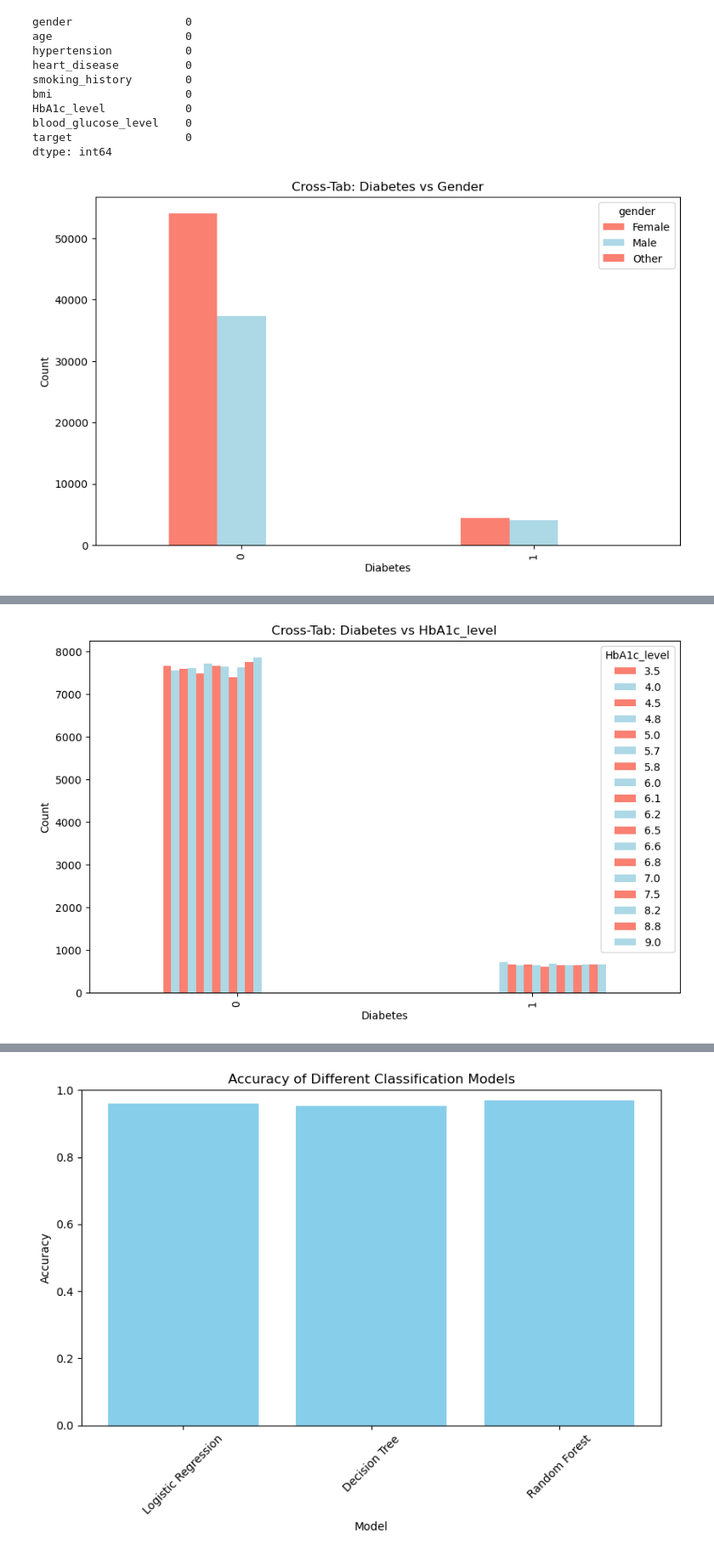
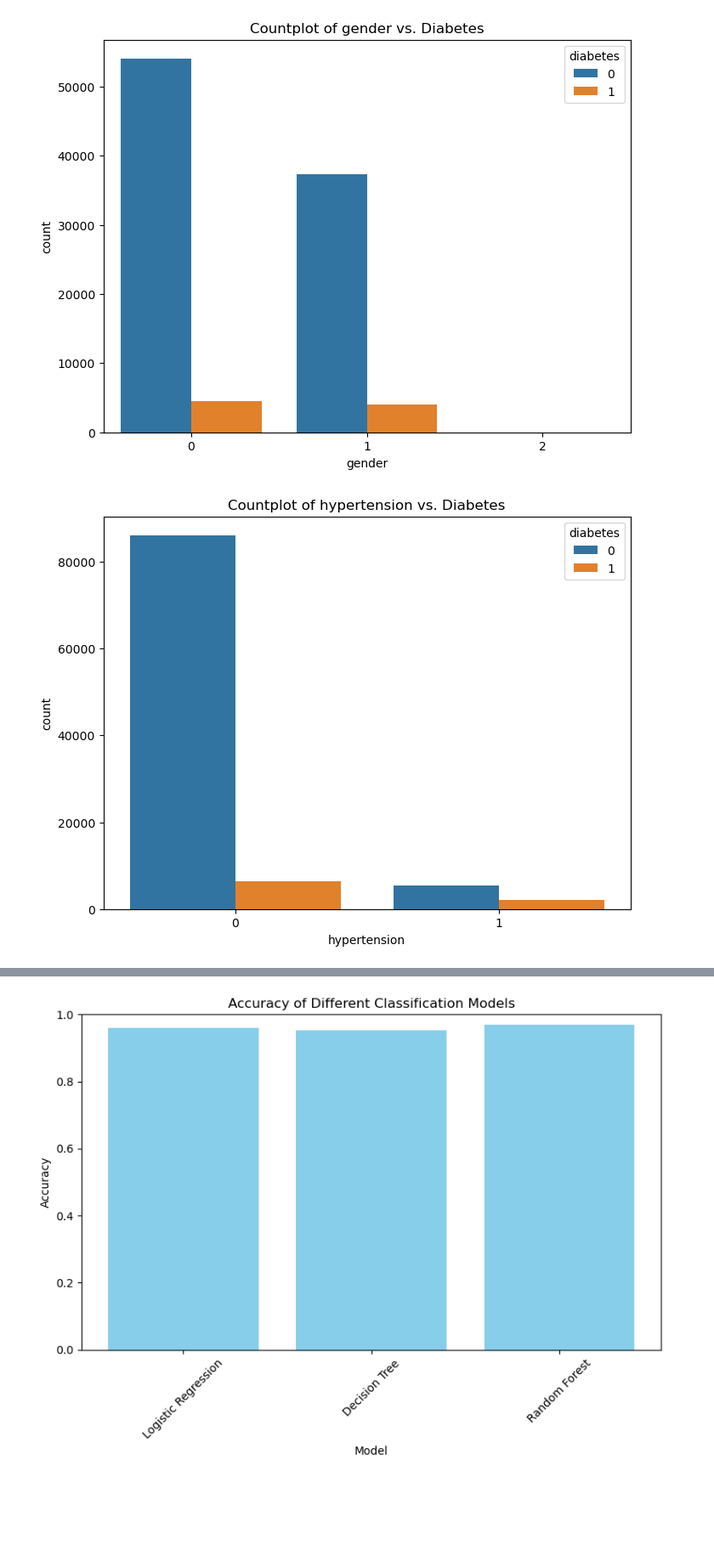
Before and after one commit to rafi4482/Diabestes-Prediction-Classification, a Jupyter notebook: Diabetes-prediction-classification.ipynb, the cells around one changed output, grey strips where cells are left out. Shown: that part at 85% size. Drawn from its saved outputs; the diff is of its cells as text; code cells hidden in the pictures; blank space fills up the shorter version.

```diff
--- a/Diabetes-prediction-classification.ipynb
+++ b/Diabetes-prediction-classification.ipynb
@@ -65,24 +52,10 @@ plt.show()
-# %%
-df.isna().sum()
-# %% [output]
-gender                 0
-age                    0
-hypertension           0
-heart_disease          0
-smoking_history        0
-bmi                    0
-HbA1c_level            0
-blood_glucose_level    0
-target                 0
-dtype: int64
 # %%
-cross_tab = pd.crosstab(df.target, df.gender)
-ax = cross_tab.plot(kind="bar", figsize=(10, 6), color=["salmon", "lightblue"])
-
-ax.set_xlabel('Diabetes')
-ax.set_ylabel('Count')
-plt.title('Cross-Tab: Diabetes vs Gender')
-
-plt.show()
+categorical_columns = ['gender', 'hypertension', 'heart_disease', 'smoking_history', 'diabetes']
+for col in categorical_columns:
+    plt.figure(figsize=(8, 6))
+    sns.countplot(data=df, x=col, hue='diabetes')
+    plt.title(f'Countplot of {col} vs. Diabetes')
+    plt.show()
 # %% [output]
-[figure, old version]
+[figure, new version]
+[figure, added]
@@ -89,12 +65 @@ plt.show()
-# %%
-cross_tab = pd.crosstab(df.target, df.HbA1c_level)
-ax = cross_tab.plot(kind="bar", figsize=(10, 6), color=["salmon", "lightblue"])
-
-ax.set_xlabel('Diabetes')
-ax.set_ylabel('Count')
-plt.title('Cross-Tab: Diabetes vs HbA1c_level')
-
-plt.show()
-# %% [output]
-[figure, removed]
 # %%
```
Also changed, not shown: parts of 12 cells of this notebook.
